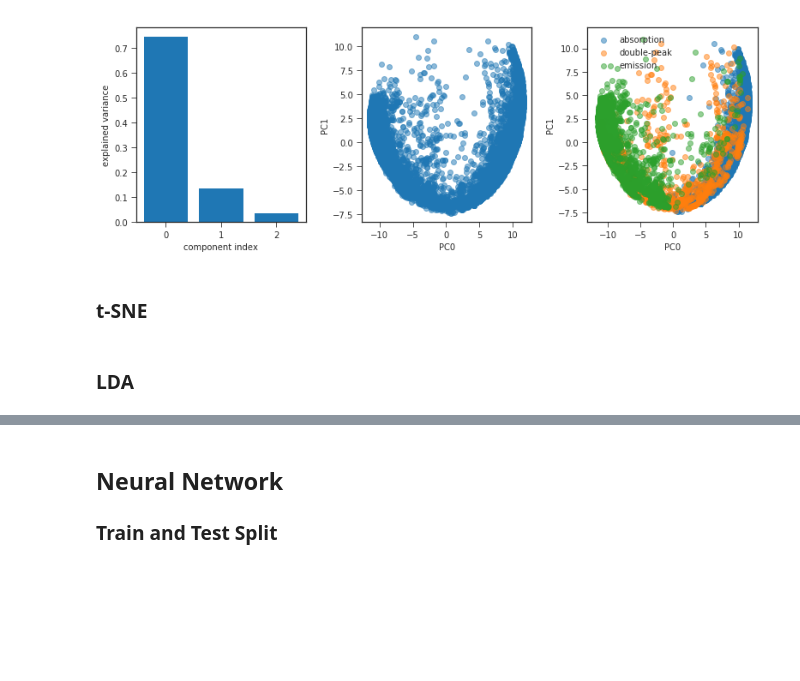
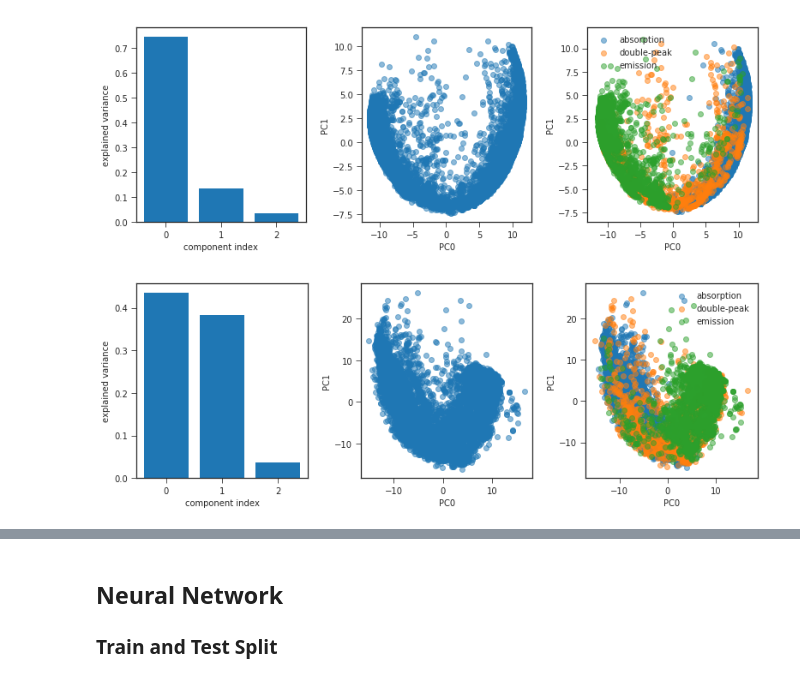
Before and after one commit to podondra/ondrejov-preprocessing, a Jupyter notebook: ondrejov-preprocessing.ipynb, the cells around one changed output, grey strips where cells are left out. Cells and saved outputs as stored; diff of their text form; code cells hidden in the pictures; blank space fills up the shorter version.

```diff
--- a/ondrejov-preprocessing.ipynb
+++ b/ondrejov-preprocessing.ipynb
@@ -145,5 +148,5 @@ f.tight_layout()
 # %%
-def plot_pca(X_pca):
+def plot_pca(pca, X_pca):
     f, (ax1, ax2, ax3) = pyplot.subplots(ncols=3, figsize=(11, 4))
 
     ax1.bar(numpy.arange(pca.n_components_), pca.explained_variance_ratio_)
@@ -163,7 +166,8 @@ def plot_pca(X_pca):
     f.tight_layout()
 
 pca = PCA(n_components=3)
-plot_pca(pca.fit_transform(preprocessing.scale(X, axis=0)))
+X_pca = pca.fit_transform(preprocessing.scale(X, axis=0))
+plot_pca(pca, X_pca)
 # %% [output]
 [figure]
 # %%
@@ -172,6 +177,8 @@ plot_pca(pca.fit_transform(preprocessing.scale(X, axis=1)))
 # %% [output]
 [figure]
-# %% [markdown]
-### t-SNE
-# %% [markdown]
-### LDA
+# %%
+pca = PCA(n_components=3)
+X_pca = pca.fit_transform(preprocessing.scale(preprocessing.scale(X, axis=1)))
+plot_pca(pca, X_pca)
+# %% [output]
+[figure, added]
```
Also changed, not shown: parts of 23 cells of this notebook.
